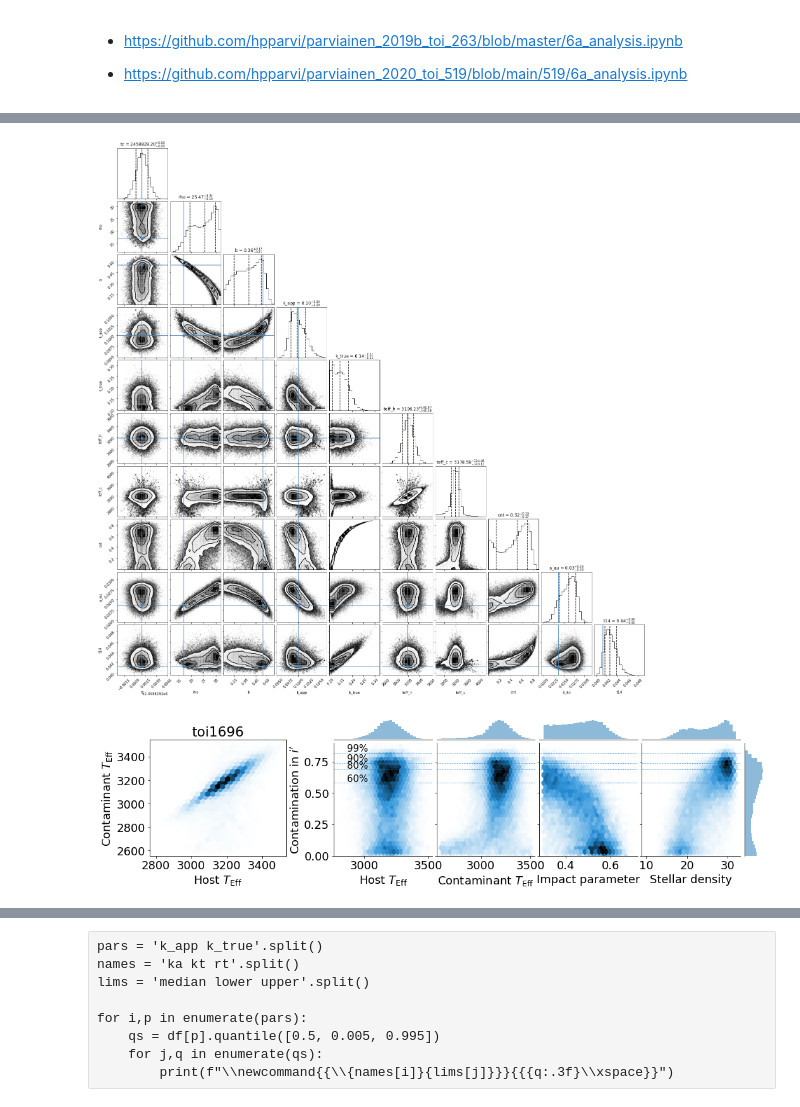
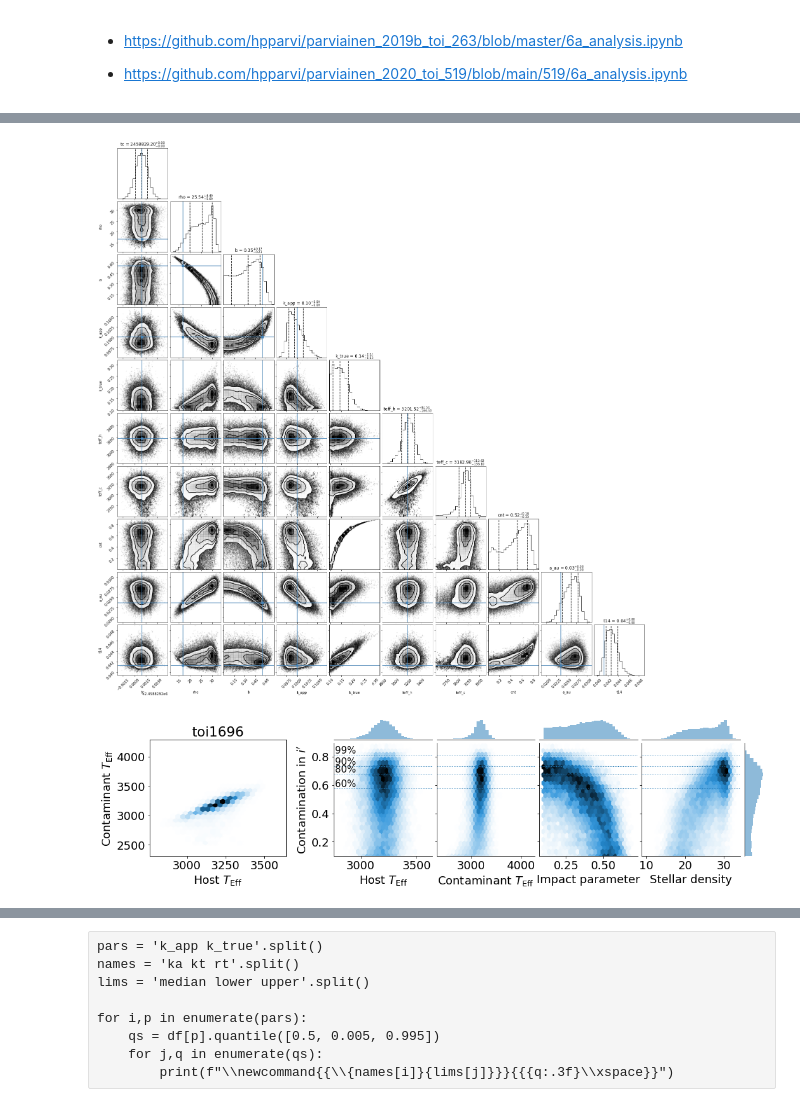
Before and after one commit to jpdeleon/toi1696, a Jupyter notebook: notebooks/contamination.ipynb, the cells around one changed output, grey strips where cells are left out. Drawn from its saved outputs; the diff is of its cells as text; code cells hidden in the pictures.

Commit message:
2 contamination runs

```diff
--- a/notebooks/contamination.ipynb
+++ b/notebooks/contamination.ipynb
@@ -188,7 +192,7 @@ lpf.set_prior('teff_h', NP(star_teff.n, 100)) #inflated uncertainty
 
 #rho_star posterior reaches rho=23 gcc default upper boundary
 #M dwarfs in NExSci have rho<32 gcc
-lpf.set_prior('rho', UP(1, 32.0))
+lpf.set_prior('rho', UP(1, 40.0))
 # lpf.set_prior('k2_app', UP(0.08, 0.12))
 lpf.ps
 # %% [output]
@@ -350,7 +354,7 @@ def derive_qois(df_original):
     df['teff_p'] = Teq(normal(star_teff.n, size=ns), df.a_st, uniform(0.25, 0.50, ns), uniform(0, 0.4, ns))
     return df
 
-d, target = read_mcmc('../data/contamination/toi1696.nc')
+d, target = read_mcmc(f'../data/contamination/{outdir}/toi1696.nc')
 df = derive_qois(d)
 df.head()
 # %% [output]
@@ -418,5 +422,5 @@ fig = corner(df[pars],
              truths=truths
             );
 # %% [output]
-[figure, old version]
+[figure, new version]
 # %%
@@ -424,37 +428,37 @@ fig.savefig('../paper/figures/contaminated_lpf_corner.png', bbox_inches=False, f
 # %%
 from pytransit.contamination.plotting import joint_marginal_plot
 from matplotlib.pyplot import rcParams
 
 rcParams['font.size'] = 18
 
 fig = joint_marginal_plot(df,
-                          htelim=(2800,3500),
-                          ctelim=(2600,3500),
-                          blim=(0.3,0.7),
-                          clim=(0,0.9),
-                          rlim=(10,32),
+                          htelim=(2800,3600),
+                          ctelim=(2400,4200),
+                          blim=(0.1,0.7),
+                          clim=(0.1,0.9),
+                          rlim=(10,33),
                           fw=15
 #                           figsize=(15,8)
                          )
 ps = percentile(df.cnt, [60, 80, 90, 99])
 [[ax.axhline(p, lw=1, ls=':') for p in ps] for ax in fig.axes[1:5]]
 xmin = fig.axes[1].get_xlim()[0]
-[fig.axes[1].text(xmin+100, p+0.01, '{:2d}%'.format(t), size='small') for p,t in zip(ps, [60, 80, 90, 99])]
+[fig.axes[1].text(xmin+10, p+0.01, '{:2d}%'.format(t), size='small') for p,t in zip(ps, [60, 80, 90, 99])]
 
 fig.axes[0].set_title(target);
 # setp(fig.axes[0:2], xticks=(2800,3000,3500))
 
 # fig.axes[0].set_xlim(2000,4000)
 # fig.axes[0].set_ylim(3000,7000)
 
 # fig.axes[1].set_xlim(2000,4000)
 # fig.axes[5].set_xlim(2000,4000)
 
 # fig.axes[2].set_xlim(2000,5000)
 # fig.axes[6].set_xlim(2000,5000)
 
 # fig.axes[4].set_xlim(12,16)
 # fig.axes[8].set_xlim(12,16)
 # %% [output]
-[figure, old version]
+[figure, new version]
 # %%
```
Also changed, not shown: parts of 23 cells of this notebook, 12 other files.
